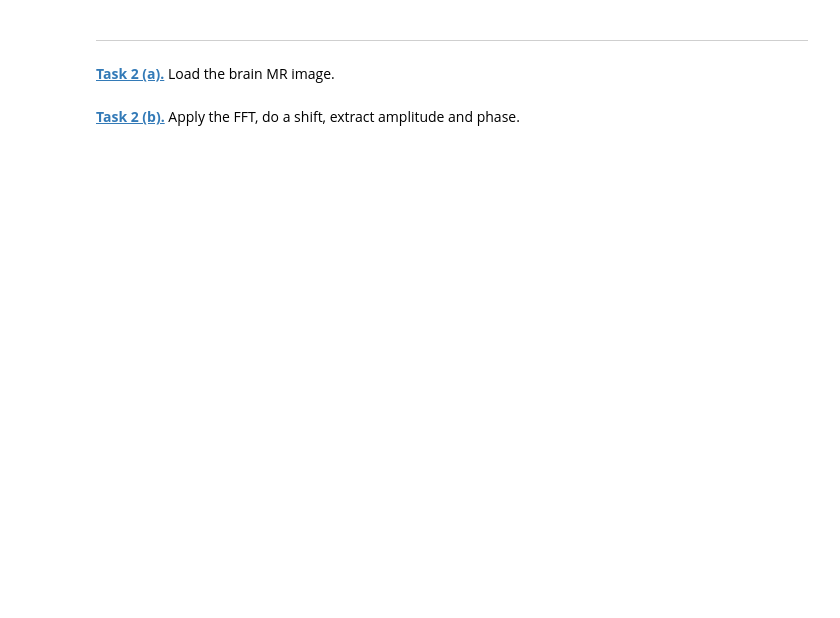
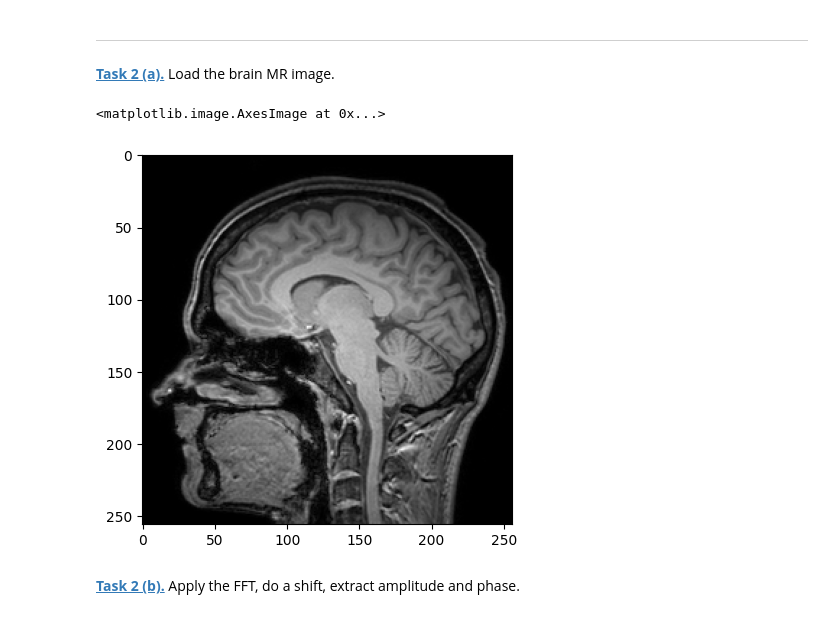
Before and after one commit to tilmannstieglitz/mobi-fs5-python, a Jupyter notebook: fourier.ipynb, the cells around one changed output. Saved outputs shown, nothing was run; the diff lists cells and outputs as text; code cells hidden in the pictures; blank space fills up the shorter version.

```diff
--- a/fourier.ipynb
+++ b/fourier.ipynb
@@ -27,5 +69,13 @@ plt.imshow(phase, 'gray')
 ---
 # %% [markdown]
 **[Task 2 (a).]()** Load the brain MR image.
+# %%
+brain_mri = resize(plt.imread("data/brain_mri.png"), (256, 256))
+
+plt.figure()
+plt.imshow(brain_mri, "gray")
+# %% [output]
+<matplotlib.image.AxesImage at 0x...>
+[figure, added]
 # %% [markdown]
 **[Task 2 (b).]()** Apply the FFT, do a shift, extract amplitude and phase.
```
Also changed, not shown: parts of 24 cells of this notebook.
